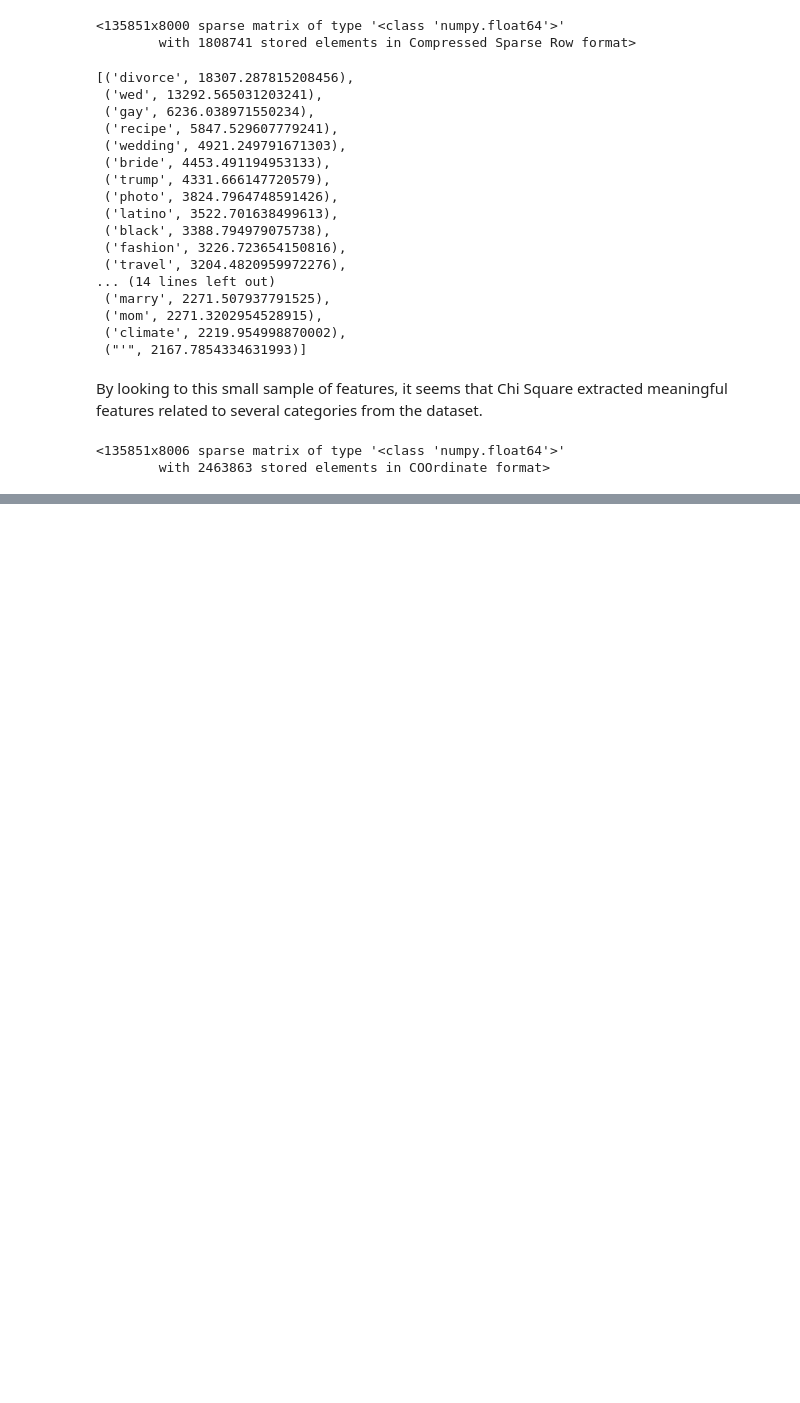
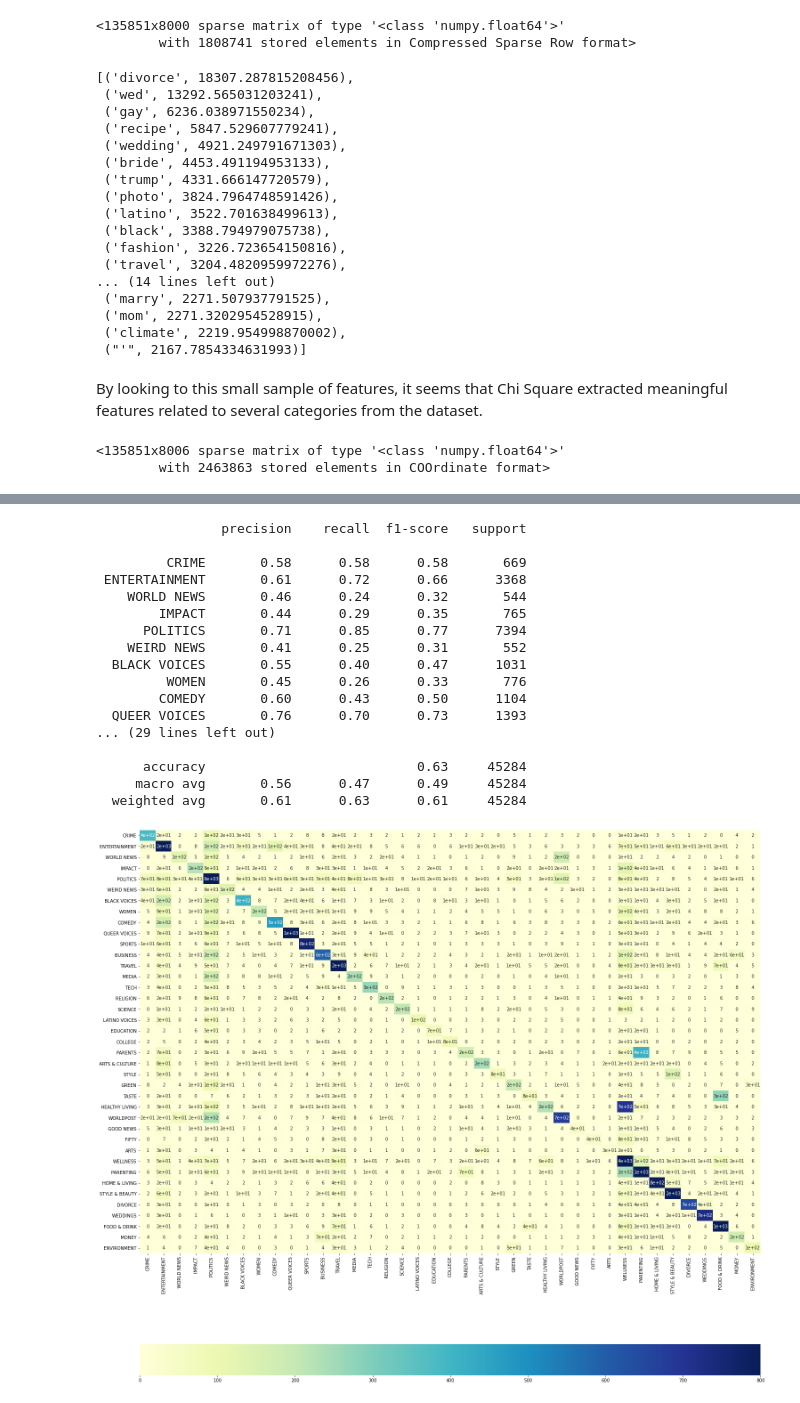
Before and after one commit to beatrizfagundes/news-category-kaggle, a Jupyter notebook: News_Category_classification.ipynb, the cells around one changed output, grey strips where cells are left out. Cells and saved outputs as stored; diff of their text form; code cells hidden in the pictures; blank space fills up the shorter version.

```diff
--- a/News_Category_classification.ipynb
+++ b/News_Category_classification.ipynb
@@ -827,0 +844,21 @@ sns.heatmap(df_cm, vmin=0, vmax=800, annot=True, cmap='YlGnBu', fmt='.1g', cbar_
+# %%
+classify(LinearSVC(), X_train_chi, X_test_chi)
+# %% [output]
+                precision    recall  f1-score   support
+
+         CRIME       0.58      0.58      0.58       669
+ ENTERTAINMENT       0.61      0.72      0.66      3368
+    WORLD NEWS       0.46      0.24      0.32       544
+        IMPACT       0.44      0.29      0.35       765
+      POLITICS       0.71      0.85      0.77      7394
+    WEIRD NEWS       0.41      0.25      0.31       552
+  BLACK VOICES       0.55      0.40      0.47      1031
+         WOMEN       0.45      0.26      0.33       776
+        COMEDY       0.60      0.43      0.50      1104
+  QUEER VOICES       0.76      0.70      0.73      1393
+... (29 lines left out)
+
+      accuracy                           0.63     45284
+     macro avg       0.56      0.47      0.49     45284
+  weighted avg       0.61      0.63      0.61     45284
+[figure, added]
```
Also changed, not shown: parts of 13 cells of this notebook.
